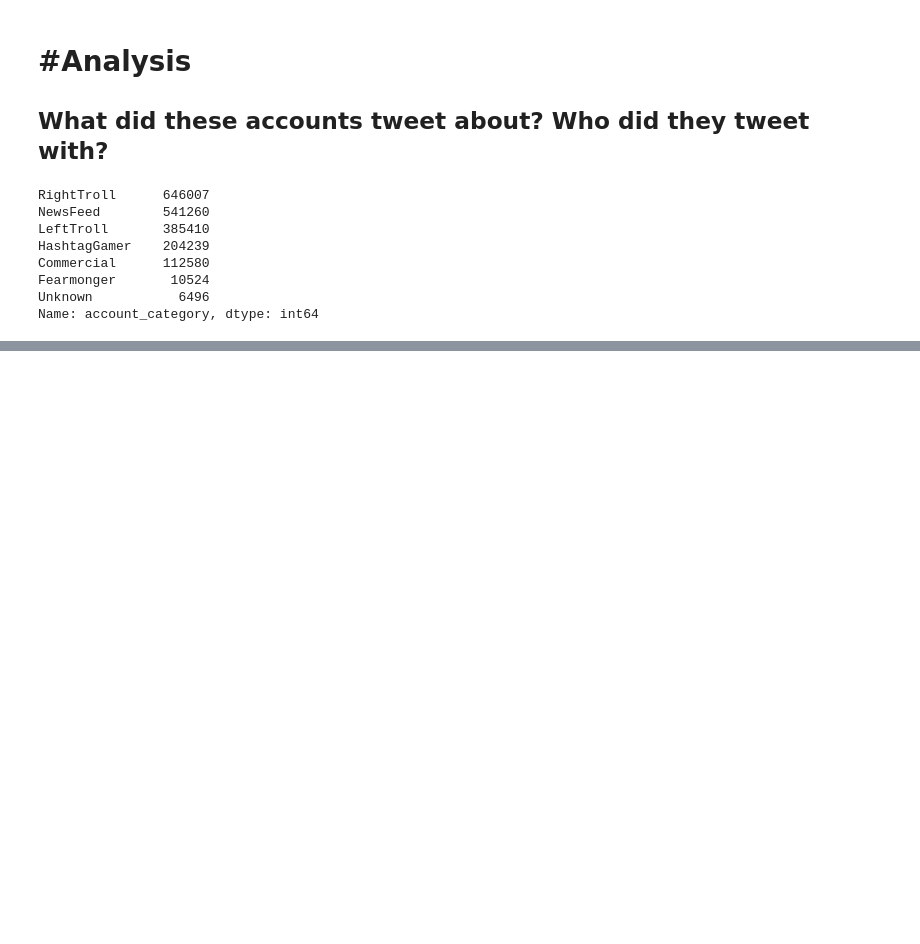
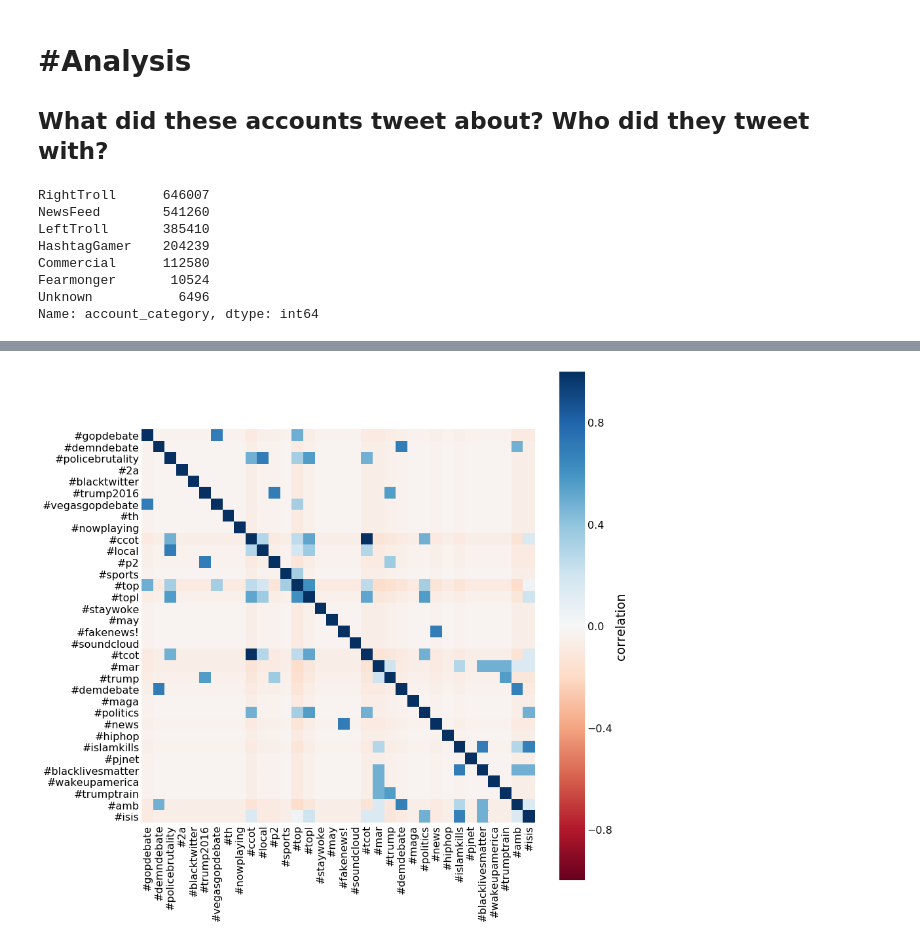
Before and after one commit to gcdunn/twitter-sockpuppet-nlp, a Jupyter notebook: Hashtag-Analysis-3.ipynb, the cells around one changed output, grey strips where cells are left out. Saved outputs shown, nothing was run; the diff lists cells and outputs as text; code cells hidden in the pictures; blank space fills up the shorter version.

```diff
--- a/Hashtag-Analysis-3.ipynb
+++ b/Hashtag-Analysis-3.ipynb
@@ -197,0 +263,31 @@ plt.show()
+# %%
+unique_popular_ht = pd.DataFrame(popular_hashtags.hashtag.value_counts())
+unique_popular_ht = unique_popular_ht.reset_index()
+unique_popular_ht.columns = ['hashtag','count']
+# %%
+## make new dataframe
+hashtag_vector_df = unique_popular_ht.loc[:, ['hashtag']]
+# %%
+for hashtag in popular_hashtags_set:
+    # make columns to encode presence of hashtags
+    hashtag_vector_df['{}'.format(hashtag)] = hashtag_vector_df.hashtag.apply(lambda hashtag_list: int(set(hashtag).issubset(hashtag_list)))
+# %%
+#drop the row labels
+hashtag_matrix = hashtag_vector_df.drop('hashtag', axis=1)
+# %%
+# calculate the correlation matrix
+correlations = hashtag_matrix.corr()
+
+# plot the correlation matrix
+plt.figure(figsize=(13,13))
+sns.heatmap(correlations,
+    cmap='RdBu',
+    vmin=-1,
+    vmax=1,
+    square = True,
+    cbar_kws={'label':'correlation'})
+#plt.xticks(rotation=45)
+plt.tight_layout()
+plt.show();
+# %% [output]
+[figure, added]
```
Also changed, not shown: parts of 19 cells of this notebook, 2 other files.
